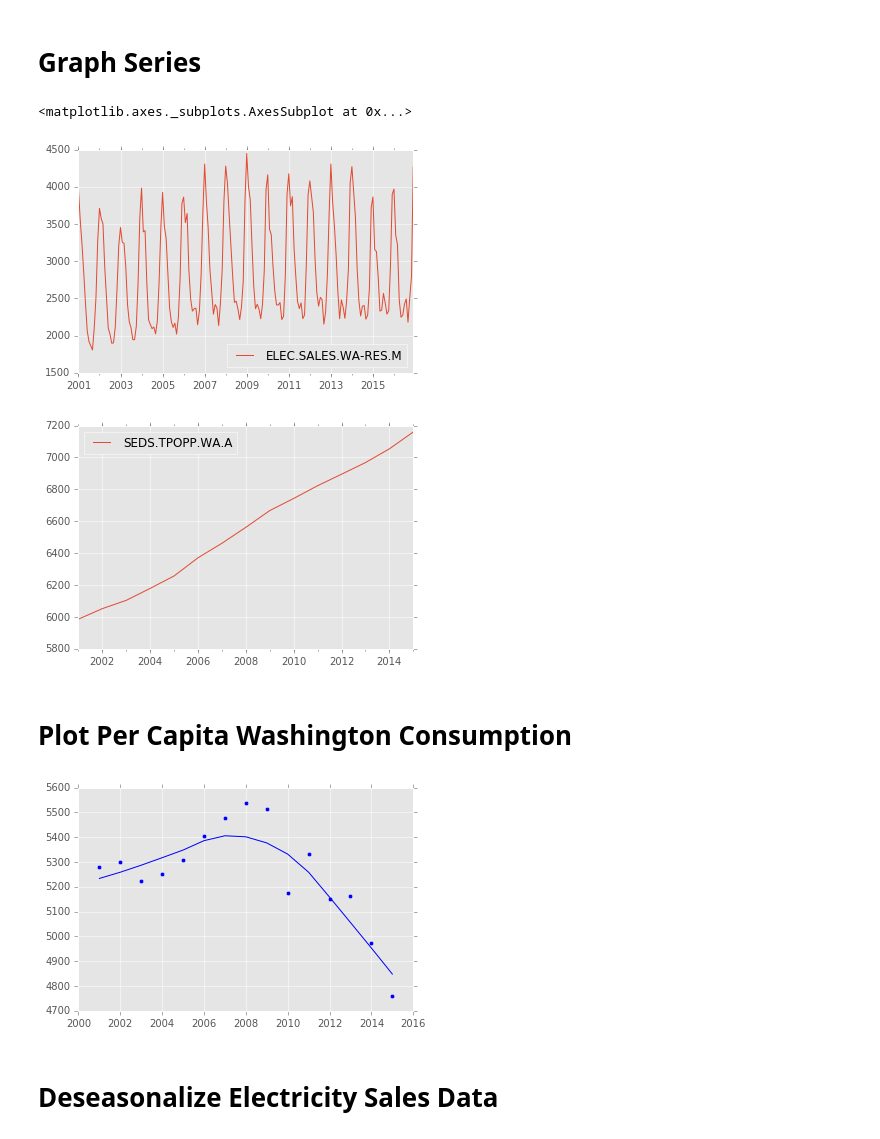
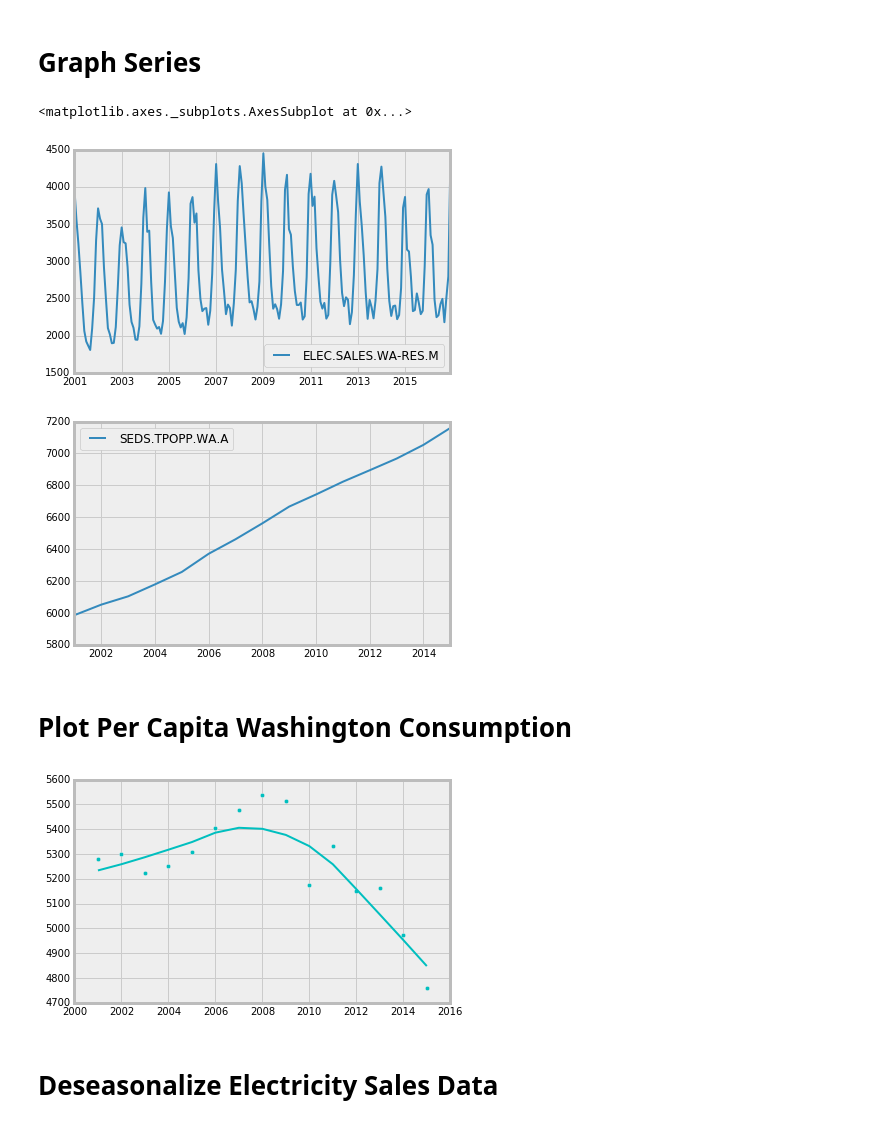
Before and after one commit to johnmrudolph/jupyter_blog, a Jupyter notebook: declining_wa_consumption.ipynb, the cells around one changed output. Cells and saved outputs as stored; diff of their text form; code cells hidden in the pictures.

```diff
--- a/declining_wa_consumption.ipynb
+++ b/declining_wa_consumption.ipynb
@@ -17,7 +17,7 @@ import matplotlib.pyplot as plt
 import matplotlib.dates as dates
 from fbprophet import Prophet
 %matplotlib inline
-plt.style.use('ggplot')
+plt.style.use('bmh')
 # %% [markdown]
 # Import Data
 # %%
@@ -67,27 +67,29 @@ wa_sales.plot()
 wa_pop.plot()
 # %% [output]
 <matplotlib.axes._subplots.AxesSubplot at 0x...>
-[figure, old version]
+[figure, new version]
-[figure, old version]
+[figure, new version]
 # %% [markdown]
 # Plot Per Capita Washington Consumption
 # %%
 # Group sales data to annual, merge with population series and create per capita
 wa_sales_annual = wa_sales.groupby(pd.Grouper(freq='A'))['ELEC.SALES.WA-RES.M'].agg(['sum'])
 wa_sales_annual['year'] = wa_sales_annual.index.to_period('A')
 wa_pop['year'] = wa_pop.index.to_period('A')
-wa_per_capita = pd.merge(wa_sales_annual, wa_pop, on='year')
-wa_per_capita['year'] = wa_per_capita['year'].astype(str).astype(int)
-wa_per_capita['per_capita'] = wa_per_capita['sum']*1000/wa_per_capita['SEDS.TPOPP.WA.A']
-# create Loess of Per Capita
-wa_per_capita['per_capita_loess'] = sm.nonparametric.lowess(
-    wa_per_capita['per_capita'], wa_per_capita['year'], return_sorted=False)
-# graph data
-plt.scatter(wa_per_capita['year'], wa_per_capita['per_capita'], c='b')
-plt.plot(wa_per_capita['year'], wa_per_capita['per_capita_loess'], c='b')
+wa_merged = pd.merge(wa_sales_annual, wa_pop, on='year')
+wa_merged['year'] = wa_merged['year'].astype(str).astype(int)
+wa_merged['per_capita'] = wa_merged['sum']*1000/wa_merged['SEDS.TPOPP.WA.A']
+
+# Create Loess of Per Capita
+wa_merged['per_capita_loess'] = sm.nonparametric.lowess(
+    wa_merged['per_capita'], wa_merged['year'], return_sorted=False)
+
+# Graph Smoothed Electricity Sales Per Capita
+plt.scatter(wa_merged['year'], wa_merged['per_capita'], c='c')
+plt.plot(wa_merged['year'], wa_merged['per_capita_loess'], c='c')
 plt.show()
 # %% [output]
-[figure, old version]
+[figure, new version]
 # %% [markdown]
 # Deseasonalize Electricity Sales Data
 # %%
```
Also changed, not shown: parts of 8 cells of this notebook.
